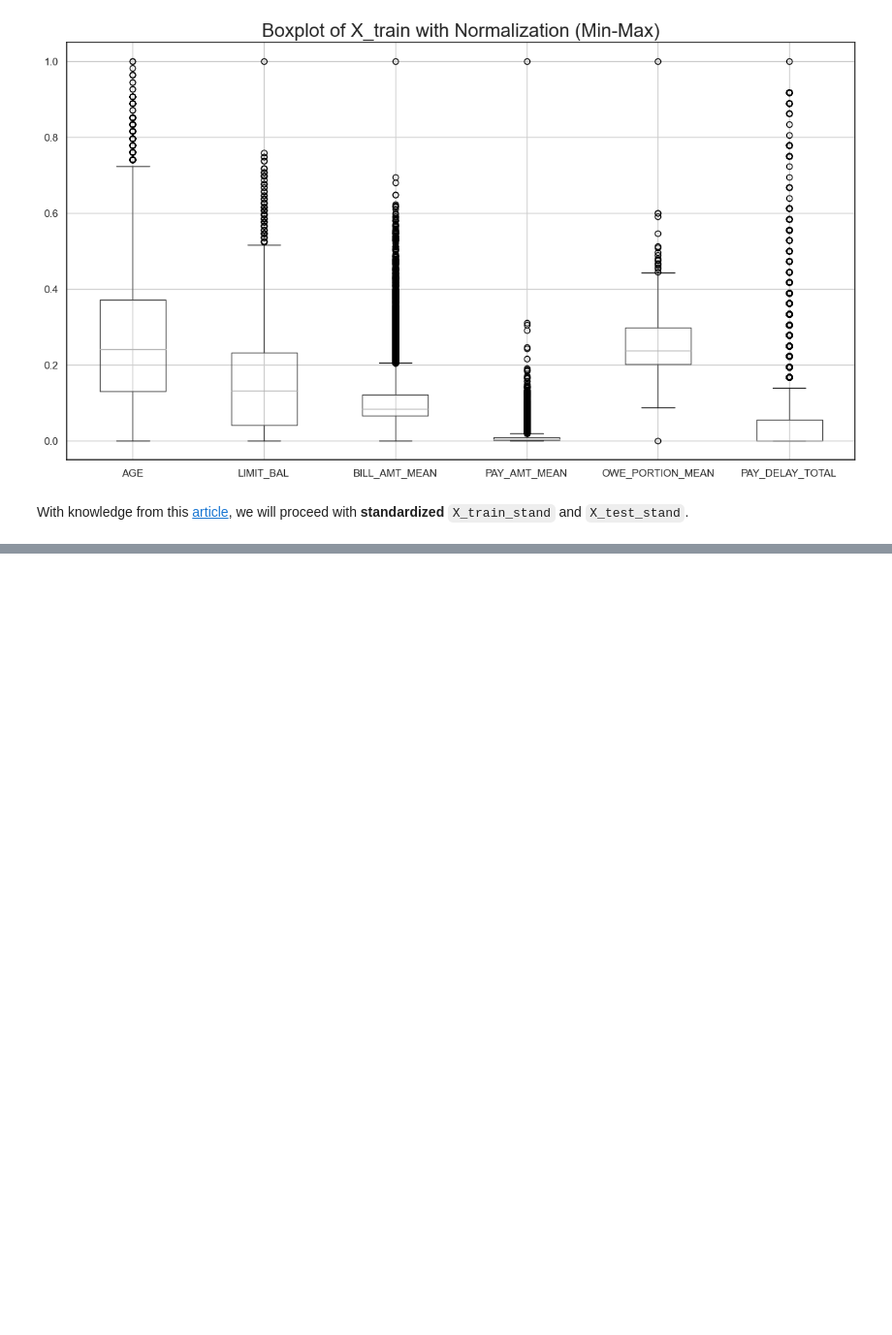
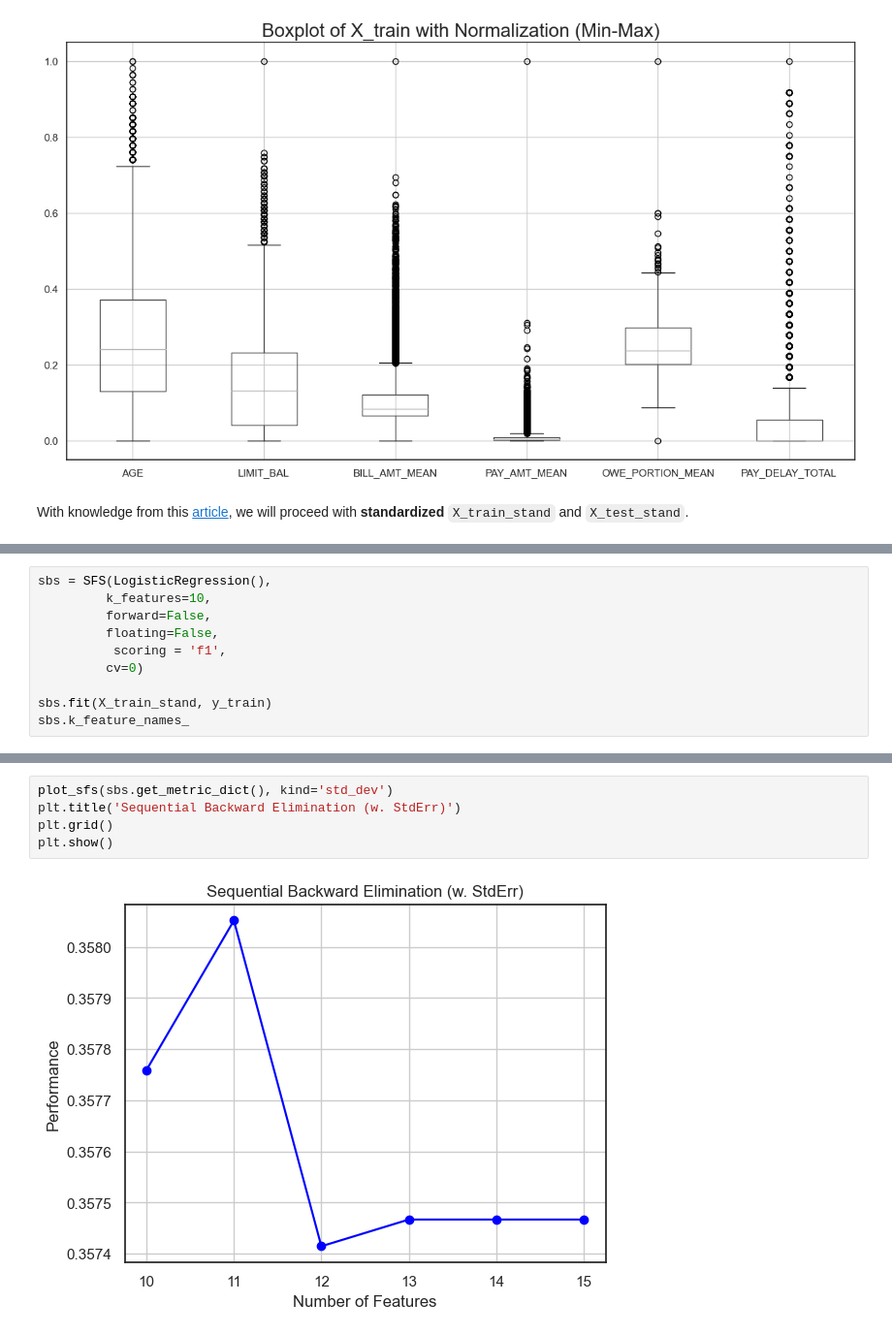
Before and after one commit to lihuicham/default-credit-card-clients-prediction, a Jupyter notebook: ProjectCode-Python.ipynb, the cells around one changed output, grey strips where cells are left out. Shown at 97% size. Cells and saved outputs as stored; diff of their text form; blank space fills up the shorter version.

```diff
--- a/ProjectCode-Python.ipynb
+++ b/ProjectCode-Python.ipynb
@@ -716,0 +801,10 @@ We will implement filter method with correlation, forward selection and backward
+# %%
+sbs = SFS(LogisticRegression(),
+         k_features=10,
+         forward=False,
+         floating=False,
+          scoring = 'f1',
+         cv=0)
+
+sbs.fit(X_train_stand, y_train)
+sbs.k_feature_names_
@@ -716,0 +822,7 @@ We will implement filter method with correlation, forward selection and backward
+# %%
+plot_sfs(sbs.get_metric_dict(), kind='std_dev')
+plt.title('Sequential Backward Elimination (w. StdErr)')
+plt.grid()
+plt.show()
+# %% [output]
+[figure, added]
```
Also changed, not shown: parts of 29 cells of this notebook.
